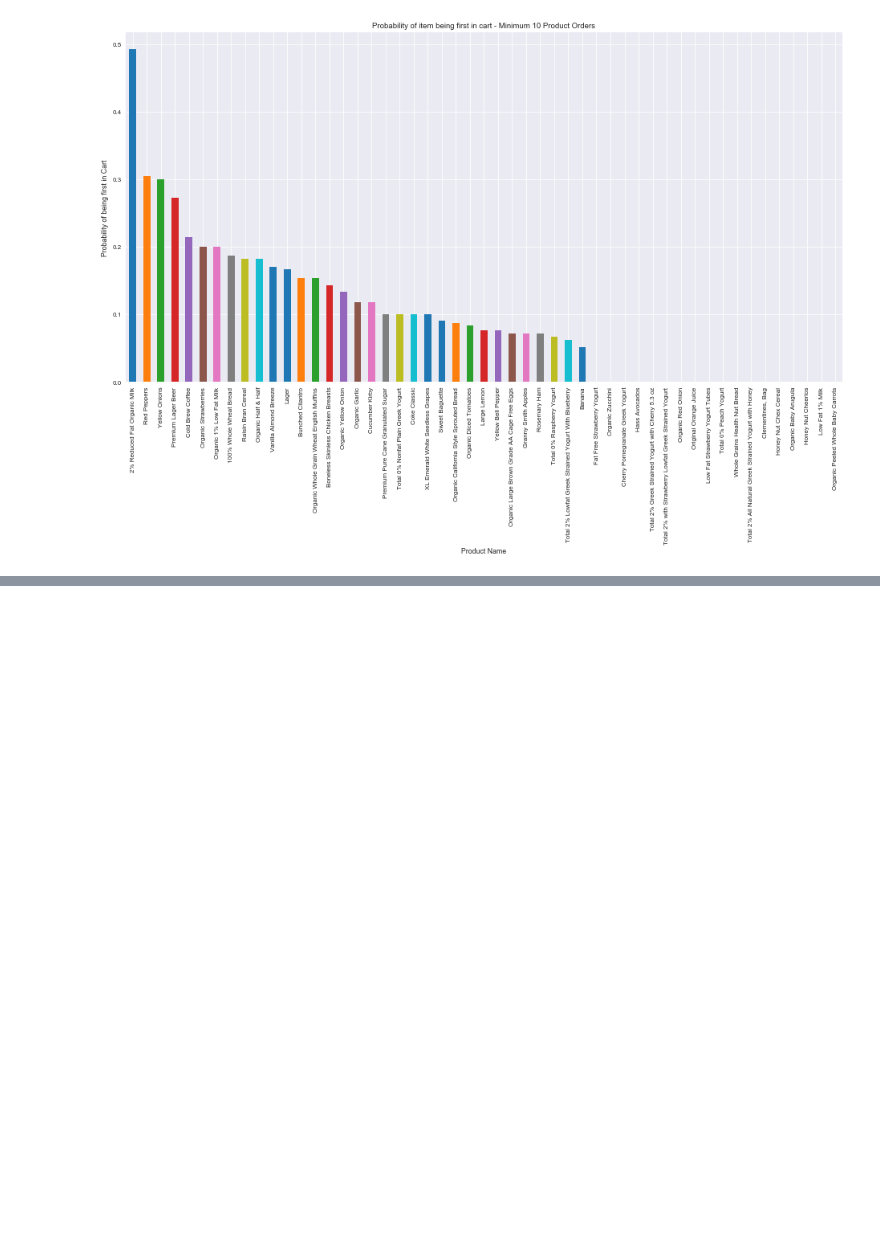
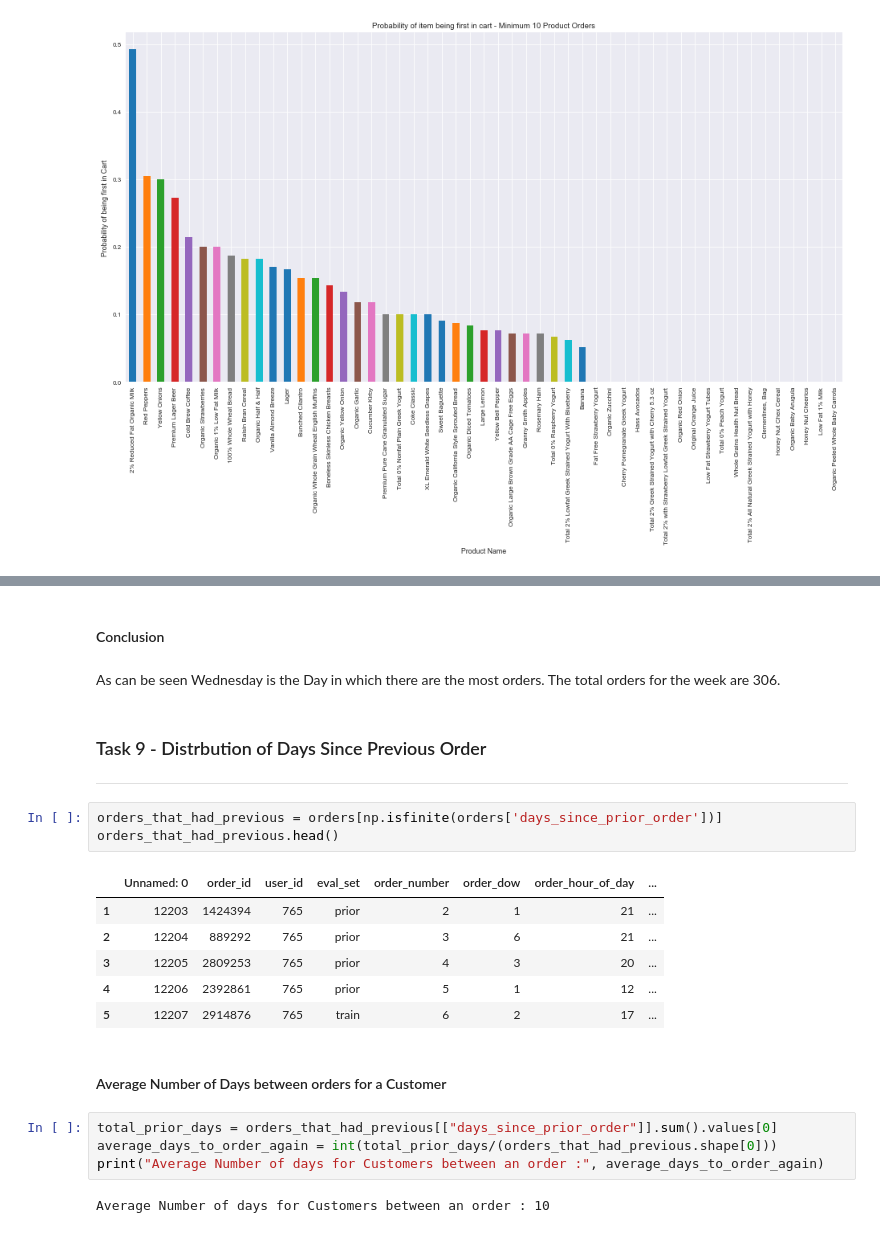
Before and after one commit to 1carew1/instacart_investigation, a Jupyter notebook: Assignment2_EDA.ipynb, the cells around one changed output, grey strips where cells are left out. Cells and saved outputs as stored; diff of their text form; blank space fills up the shorter version.

```diff
--- a/Assignment2_EDA.ipynb
+++ b/Assignment2_EDA.ipynb
@@ -620,0 +623,25 @@ orders.head()
+# %% [markdown]
+#### Conclusion
+# %% [markdown]
+As can be seen Wednesday is the Day in which there are the most orders. The total orders for the week are 306.
+# %% [markdown]
+### Task 9 - Distrbution of Days Since Previous Order <a class="anchor" id="task9"></a>
+***
+# %%
+orders_that_had_previous = orders[np.isfinite(orders['days_since_prior_order'])]
+orders_that_had_previous.head()
+# %% [output]
+|  | Unnamed: 0 | order_id | user_id | eval_set | order_number | order_dow | order_hour_of_day | ... |
+| 1 | 12203 | 1424394 | 765 | prior | 2 | 1 | 21 | ... |
+| 2 | 12204 | 889292 | 765 | prior | 3 | 6 | 21 | ... |
+| 3 | 12205 | 2809253 | 765 | prior | 4 | 3 | 20 | ... |
+| 4 | 12206 | 2392861 | 765 | prior | 5 | 1 | 12 | ... |
+| 5 | 12207 | 2914876 | 765 | train | 6 | 2 | 17 | ... |
+# %% [markdown]
+#### Average Number of Days between orders for a Customer
+# %%
+total_prior_days = orders_that_had_previous[["days_since_prior_order"]].sum().values[0]
+average_days_to_order_again = int(total_prior_days/(orders_that_had_previous.shape[0]))
+print("Average Number of days for Customers between an order :", average_days_to_order_again)
+# %% [output]
+Average Number of days for Customers between an order : 10
```
Also changed, not shown: parts of 36 cells of this notebook, 1 other file.
